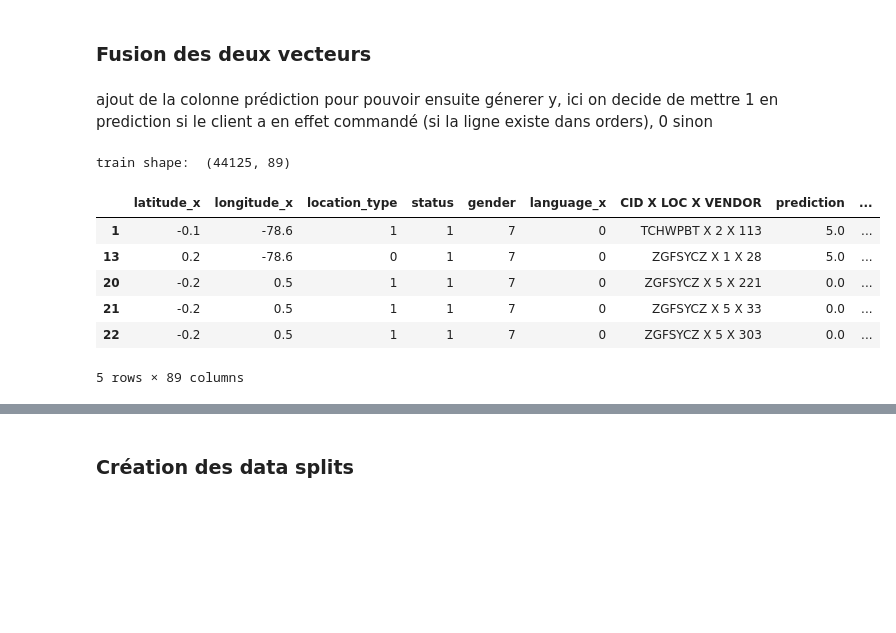
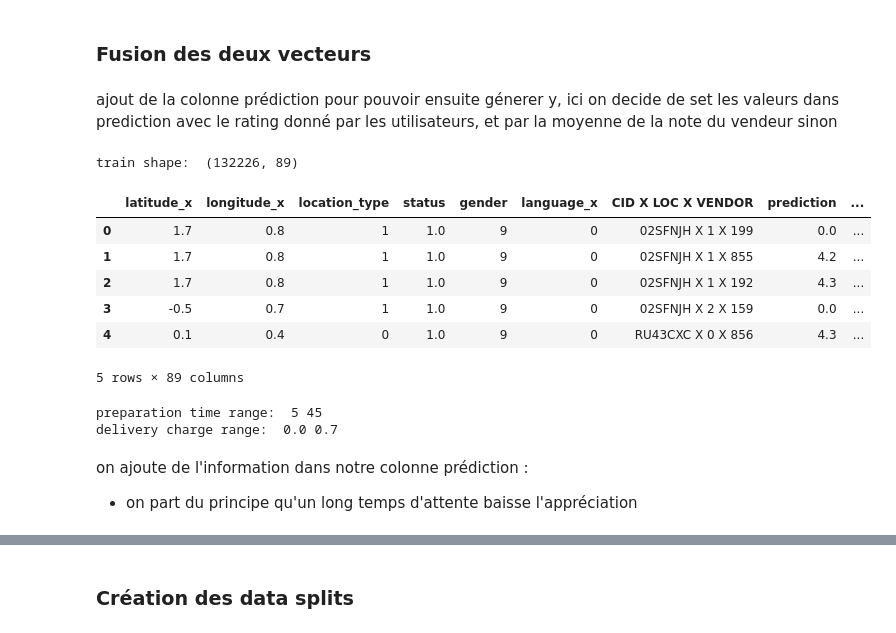
Before and after one commit to pili27/rema, a Jupyter notebook: FinalProject_Notebook.ipynb, the cells around one changed output, grey strips where cells are left out. Saved outputs shown, nothing was run; the diff lists cells and outputs as text; code cells hidden in the pictures; blank space fills up the shorter version.

Commit message:
rating updated

```diff
--- a/FinalProject_Notebook.ipynb
+++ b/FinalProject_Notebook.ipynb
@@ -82,7 +82,7 @@ vendors shape:  (100, 59)
 ### On merge les customer et leur localisation
 # %%
 # merge train_customers and train_locations
-train = pd.merge(train_customers, train_locations, left_on='akeed_customer_id', right_on='customer_id')
+train = pd.merge(train_customers, train_locations, left_on='akeed_customer_id', right_on='customer_id', how='right')
 train.drop(['akeed_customer_id'], axis=1, inplace=True)
 train['CID X LOC'] = train['customer_id'] + ' X ' + train['location_number'].astype(str)
 
@@ -411,42 +394,57 @@ vendors.head()
 # %% [markdown]
-ajout de la colonne prédiction pour pouvoir ensuite génerer y, ici on decide de mettre 1 en prediction si le client a en effet commandé (si la ligne existe dans orders), 0 sinon
+ajout de la colonne prédiction pour pouvoir ensuite génerer y, ici on decide de set les valeurs dans prediction avec le rating donné par les utilisateurs, et par la moyenne de la note du vendeur sinon
 # %%
+# if is_rated is 0 then rating is nan
+orders.loc[orders['is_rated'] == 0, 'vendor_rating'] = np.nan
+
 # keep only the CID X LOC X VENDOR, the rating columns, and the column needed to merge
 orders = orders[['CID X LOC_NUM X VENDOR', 'vendor_rating', 'customer_id', 'vendor_id', 'LOCATION_NUMBER']]
 
 # rename the vendor_rating column to prediction and the CID X LOC_NUM X VENDOR column to CID X LOC X VENDOR
 orders.rename(columns={'vendor_rating': 'prediction', 'CID X LOC_NUM X VENDOR': 'CID X LOC X VENDOR'}, inplace=True)
 
 # create the CID X LOC column
 orders['CID X LOC'] = orders['customer_id'] + ' X ' + orders['LOCATION_NUMBER'].astype(str)
 
 # merge train and vendors
 train = pd.merge(train, orders, on='CID X LOC').drop(['CID X LOC'], axis=1)
 
 # merge train and vendors
 train = pd.merge(train, vendors, left_on='vendor_id', right_on='VENDOR', how='left').drop(['vendor_id', 'VENDOR'], axis=1)
 
 # if prediciton is NaN, it means that the customer didn't rate the vendor
 # we fill the missing values with the same value as the vendor_rating column
-#train['prediction'].fillna(train['vendor_rating'], inplace=True)
+train['prediction'].fillna(train['vendor_rating'], inplace=True)
 
 # drop the NA values
 train.dropna(inplace=True)
 
 # drop the LOCATION_NUMBER column
 train.drop(['LOCATION_NUMBER'], axis=1, inplace=True)
 
 # drop the customer_id column
 train.drop(['customer_id'], axis=1, inplace=True)
 
 print('train shape: ', train.shape)
 train.head()
 # %% [output]
-train shape:  (44125, 89)
+train shape:  (132226, 89)
 |  | latitude_x | longitude_x | location_type | status | gender | language_x | CID X LOC X VENDOR | prediction | ... |
-| 1 | -0.1 | -78.6 | 1 | 1 | 7 | 0 | TCHWPBT X 2 X 113 | 5.0 | ... |
-| 13 | 0.2 | -78.6 | 0 | 1 | 7 | 0 | ZGFSYCZ X 1 X 28 | 5.0 | ... |
-| 20 | -0.2 | 0.5 | 1 | 1 | 7 | 0 | ZGFSYCZ X 5 X 221 | 0.0 | ... |
-| 21 | -0.2 | 0.5 | 1 | 1 | 7 | 0 | ZGFSYCZ X 5 X 33 | 0.0 | ... |
-| 22 | -0.2 | 0.5 | 1 | 1 | 7 | 0 | ZGFSYCZ X 5 X 303 | 0.0 | ... |
+| 0 | 1.7 | 0.8 | 1 | 1.0 | 9 | 0 | 02SFNJH X 1 X 199 | 0.0 | ... |
+| 1 | 1.7 | 0.8 | 1 | 1.0 | 9 | 0 | 02SFNJH X 1 X 855 | 4.2 | ... |
+| 2 | 1.7 | 0.8 | 1 | 1.0 | 9 | 0 | 02SFNJH X 1 X 192 | 4.3 | ... |
+| 3 | -0.5 | 0.7 | 1 | 1.0 | 9 | 0 | 02SFNJH X 2 X 159 | 0.0 | ... |
+| 4 | 0.1 | 0.4 | 0 | 1.0 | 9 | 0 | RU43CXC X 0 X 856 | 4.3 | ... |
 5 rows × 89 columns
+# %%
+# print the preparation time range
+print('preparation time range: ', train['prepration_time'].min(), train['prepration_time'].max())
+
+# print the delivery charge range
+print('delivery charge range: ', train['delivery_charge'].min(), train['delivery_charge'].max())
+# %% [output]
+preparation time range:  5 45
+delivery charge range:  0.0 0.7
+# %% [markdown]
+on ajoute de l'information dans notre colonne prédiction :
+- on part du principe qu'un long temps d'attente baisse l'appréciation
```
Also changed, not shown: parts of 17 cells of this notebook.
